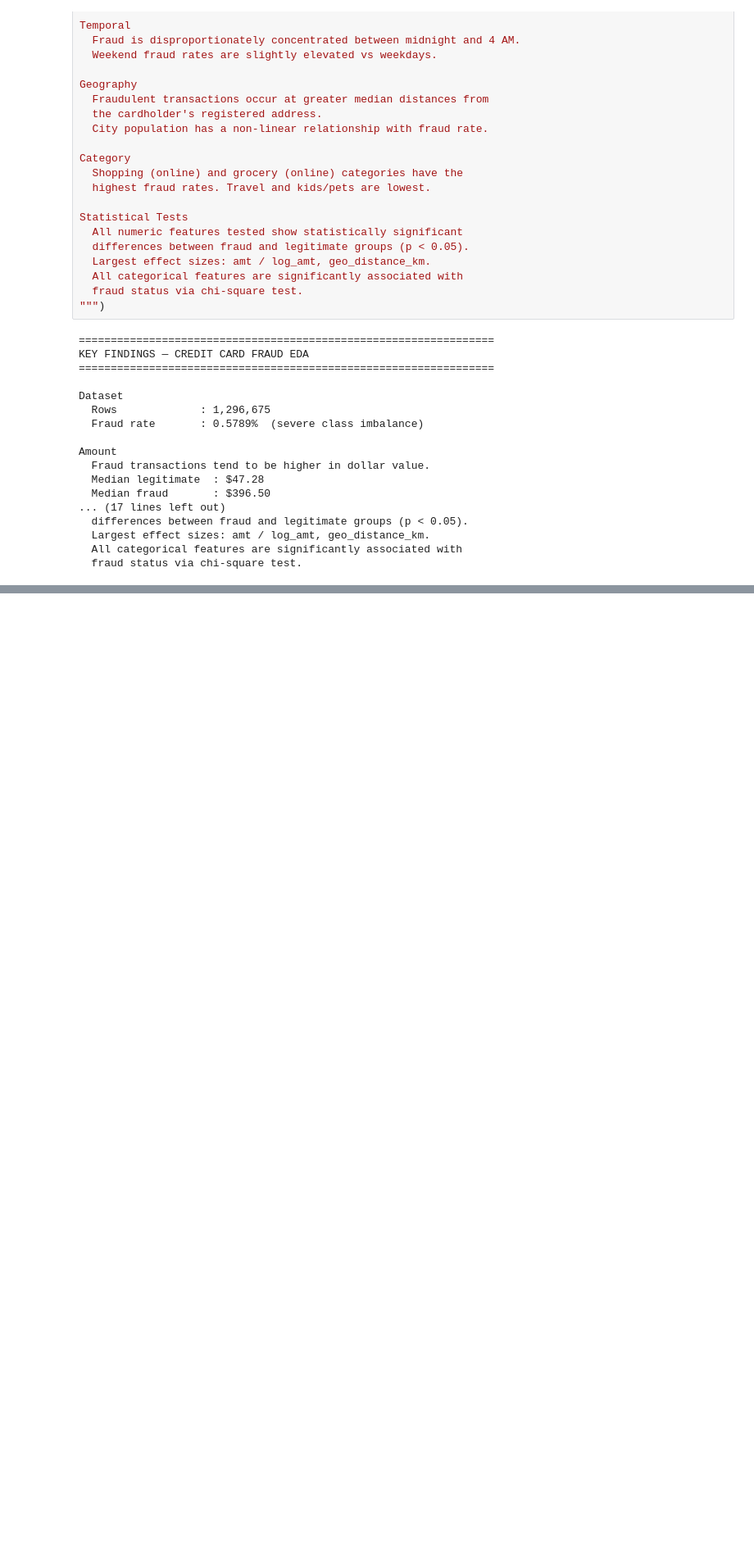
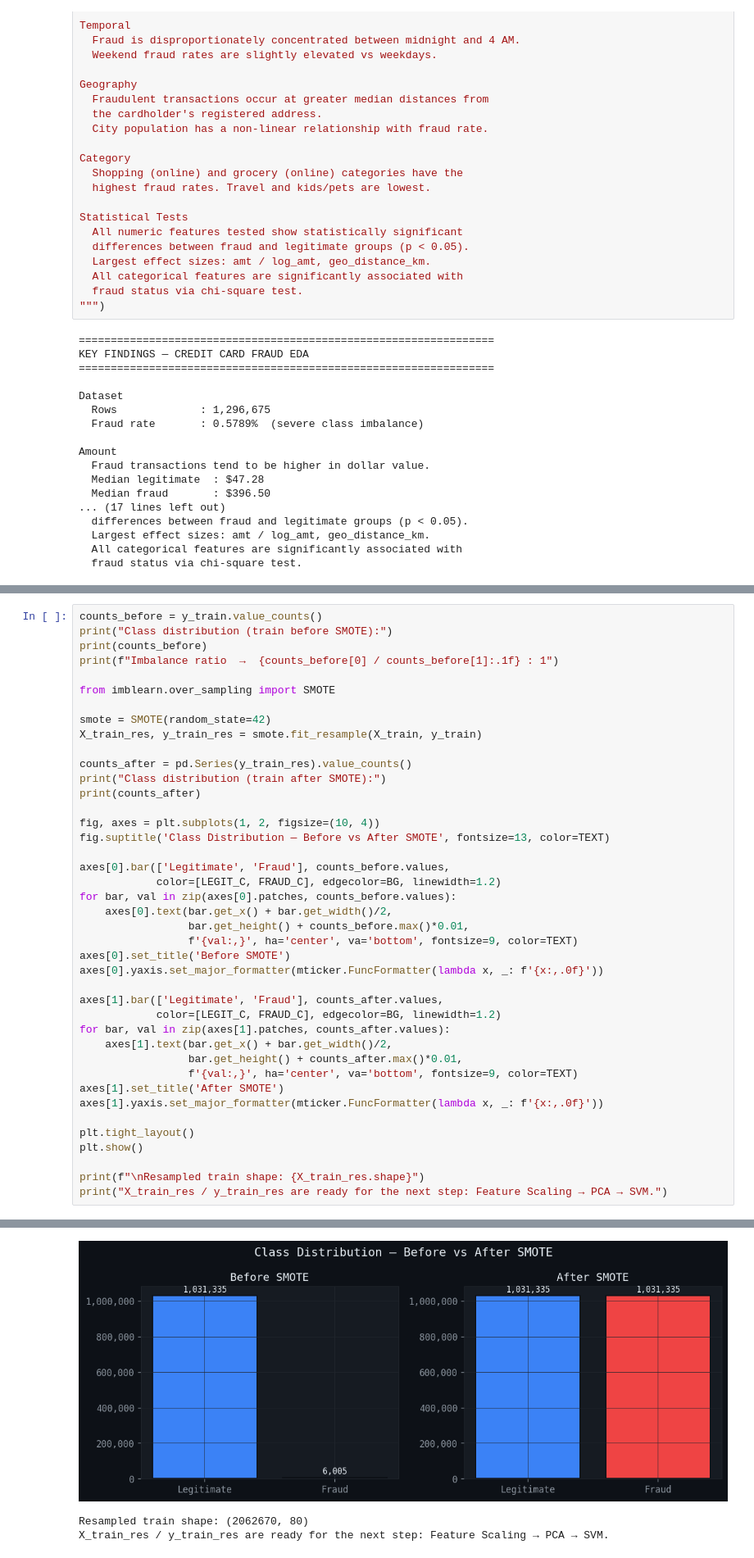
Before and after one commit to SerajEldeen/Data-Computation-Final-Project, a Jupyter notebook: DataComputationProjectEDA.ipynb, the cells around one changed output, grey strips where cells are left out. Shown at 82% size. Cells and saved outputs as stored; diff of their text form; blank space fills up the shorter version.

Commit message:
used encoding and SMOTE

```diff
--- a/DataComputationProjectEDA.ipynb
+++ b/DataComputationProjectEDA.ipynb
@@ -832,0 +902,42 @@ Amount
+# %%
+counts_before = y_train.value_counts()
+print("Class distribution (train before SMOTE):")
+print(counts_before)
+print(f"Imbalance ratio  →  {counts_before[0] / counts_before[1]:.1f} : 1")
+
+from imblearn.over_sampling import SMOTE
+
+smote = SMOTE(random_state=42)
+X_train_res, y_train_res = smote.fit_resample(X_train, y_train)
+
+counts_after = pd.Series(y_train_res).value_counts()
+print("Class distribution (train after SMOTE):")
+print(counts_after)
+
+fig, axes = plt.subplots(1, 2, figsize=(10, 4))
+fig.suptitle('Class Distribution — Before vs After SMOTE', fontsize=13, color=TEXT)
+
+axes[0].bar(['Legitimate', 'Fraud'], counts_before.values,
+            color=[LEGIT_C, FRAUD_C], edgecolor=BG, linewidth=1.2)
+for bar, val in zip(axes[0].patches, counts_before.values):
+    axes[0].text(bar.get_x() + bar.get_width()/2,
+                 bar.get_height() + counts_before.max()*0.01,
+                 f'{val:,}', ha='center', va='bottom', fontsize=9, color=TEXT)
+axes[0].set_title('Before SMOTE')
+axes[0].yaxis.set_major_formatter(mticker.FuncFormatter(lambda x, _: f'{x:,.0f}'))
+
+axes[1].bar(['Legitimate', 'Fraud'], counts_after.values,
+            color=[LEGIT_C, FRAUD_C], edgecolor=BG, linewidth=1.2)
+for bar, val in zip(axes[1].patches, counts_after.values):
+    axes[1].text(bar.get_x() + bar.get_width()/2,
+                 bar.get_height() + counts_after.max()*0.01,
+                 f'{val:,}', ha='center', va='bottom', fontsize=9, color=TEXT)
+axes[1].set_title('After SMOTE')
+axes[1].yaxis.set_major_formatter(mticker.FuncFormatter(lambda x, _: f'{x:,.0f}'))
+
+plt.tight_layout()
+plt.show()
+
+print(f"\nResampled train shape: {X_train_res.shape}")
+print("X_train_res / y_train_res are ready for the next step: Feature Scaling → PCA → SVM.")
+# %% [output]
@@ -832,0 +955,3 @@ Amount
+[figure, added]
+Resampled train shape: (2062670, 80)
+X_train_res / y_train_res are ready for the next step: Feature Scaling → PCA → SVM.
```
Also changed, not shown: parts of 11 cells of this notebook.
